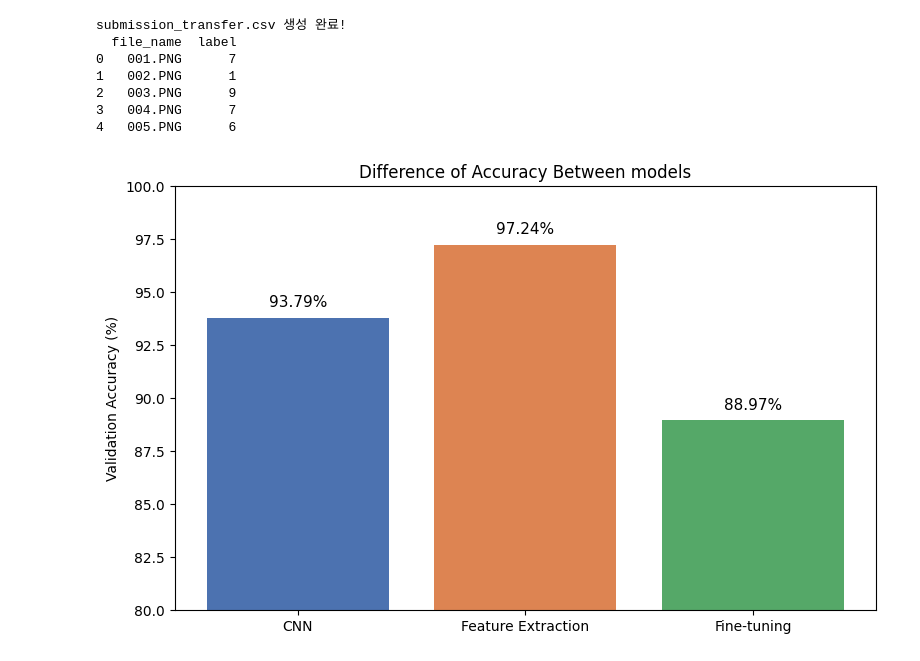
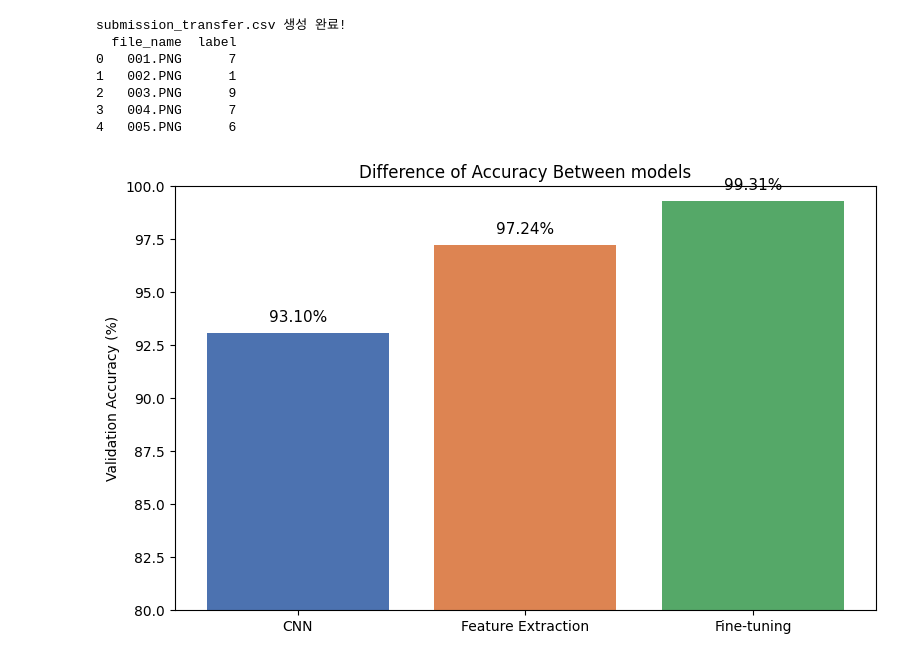
Before and after one commit to SYNAPSE-duksung/seoul-landmark-teamproject, a Jupyter notebook: transfer_learning.ipynb, the cells around one changed output. Cells and saved outputs as stored; diff of their text form; code cells hidden in the pictures.

```diff
--- a/transfer_learning.ipynb
+++ b/transfer_learning.ipynb
@@ -228,10 +233,11 @@ Downloading: "https://download.pytorch.org/models/resnet18-f37072fd.pth" to /roo
 # %% [markdown]
 학습 함수 정의 및 학습
 # %%
-def train_model(model, train_loader, val_loader, epochs=5):
+## 5. 학습 및 검증 수행
+def train_model(model, train_loader, val_loader, epochs=5, lr=0.001):
     model = model.to(device)
     criterion = nn.CrossEntropyLoss()
-    optimizer = optim.Adam(filter(lambda p: p.requires_grad, model.parameters()), lr=0.001)
+    optimizer = optim.Adam(filter(lambda p: p.requires_grad, model.parameters()), lr=lr)
 
     for epoch in range(epochs):
         # 학습
@@ -266,9 +272,9 @@ def train_model(model, train_loader, val_loader, epochs=5):
     return model
 
 print("=== Feature Extraction ===")
-model_fe = train_model(model_fe, train_loader, val_loader, epochs=5)
+model_fe = train_model(model_fe, train_loader, val_loader, epochs=5, lr = 0.0001)
 
 print("\n=== Fine-tuning ===")
-model_ft = train_model(model_ft, train_loader, val_loader, epochs=5)
+model_ft = train_model(model_ft, train_loader, val_loader, epochs=5,  lr = 0.0001)
 # %% [output]
 === Feature Extraction ===
@@ -287,10 +293,13 @@ Epoch 5 | Train Loss: 0.2517 | Val Loss: 0.3884 | Val Acc: 88.97%
 # %% [markdown]
 성능 비교
 # %%
+## 4. validation accuracy 확인
 def get_accuracy(model, loader):
     model.eval()
     correct = 0
     total = 0
+    y_true = []
+    y_pred = []
     with torch.no_grad():
         for images, labels in loader:
             images, labels = images.to(device), labels.to(device)
@@ -298,10 +307,12 @@ def get_accuracy(model, loader):
             _, predicted = torch.max(outputs, 1)
             total += labels.size(0)
             correct += (predicted == labels).sum().item()
-    return 100 * correct / total
+            y_true.extend(labels.cpu().numpy())
+            y_pred.extend(predicted.cpu().numpy())
+    return 100 * correct / total, y_true, y_pred
 
-fe_acc = get_accuracy(model_fe, val_loader)
-ft_acc = get_accuracy(model_ft, val_loader)
+fe_acc, fe_true, fe_pred = get_accuracy(model_fe, val_loader)
+ft_acc, ft_true, ft_pred = get_accuracy(model_ft, val_loader)
 
 print(f"Feature Extraction Val Acc : {fe_acc:.2f}%")
 print(f"Fine-tuning Val Acc        : {ft_acc:.2f}%")
@@ -343,21 +356,22 @@ submission_transfer.csv 생성 완료!
 3   004.PNG      7
 4   005.PNG      6
 # %%
+## 3. 기본 CNN 결과와 비교
 models_name = ['CNN', 'Feature Extraction', 'Fine-tuning']
-accuracies  = [93.79, fe_acc, ft_acc]
+accuracies  = [93.10, fe_acc, ft_acc]
 
 plt.figure(figsize=(8, 5))
 bars = plt.bar(models_name, accuracies, color=['#4C72B0', '#DD8452', '#55A868'])
 plt.ylim(80, 100)
 plt.ylabel('Validation Accuracy (%)')
 plt.title('Difference of Accuracy Between models')
 
 for bar, acc in zip(bars, accuracies):
     plt.text(bar.get_x() + bar.get_width()/2, bar.get_height() + 0.5,
              f'{acc:.2f}%', ha='center', fontsize=11)
 
 plt.tight_layout()
 plt.savefig('/content/drive/MyDrive/seoul-landmark-teamproject/results/model_comparison.png')
 plt.show()
 # %% [output]
-[figure, old version]
+[figure, new version]
```
Also changed, not shown: parts of 11 cells of this notebook.
